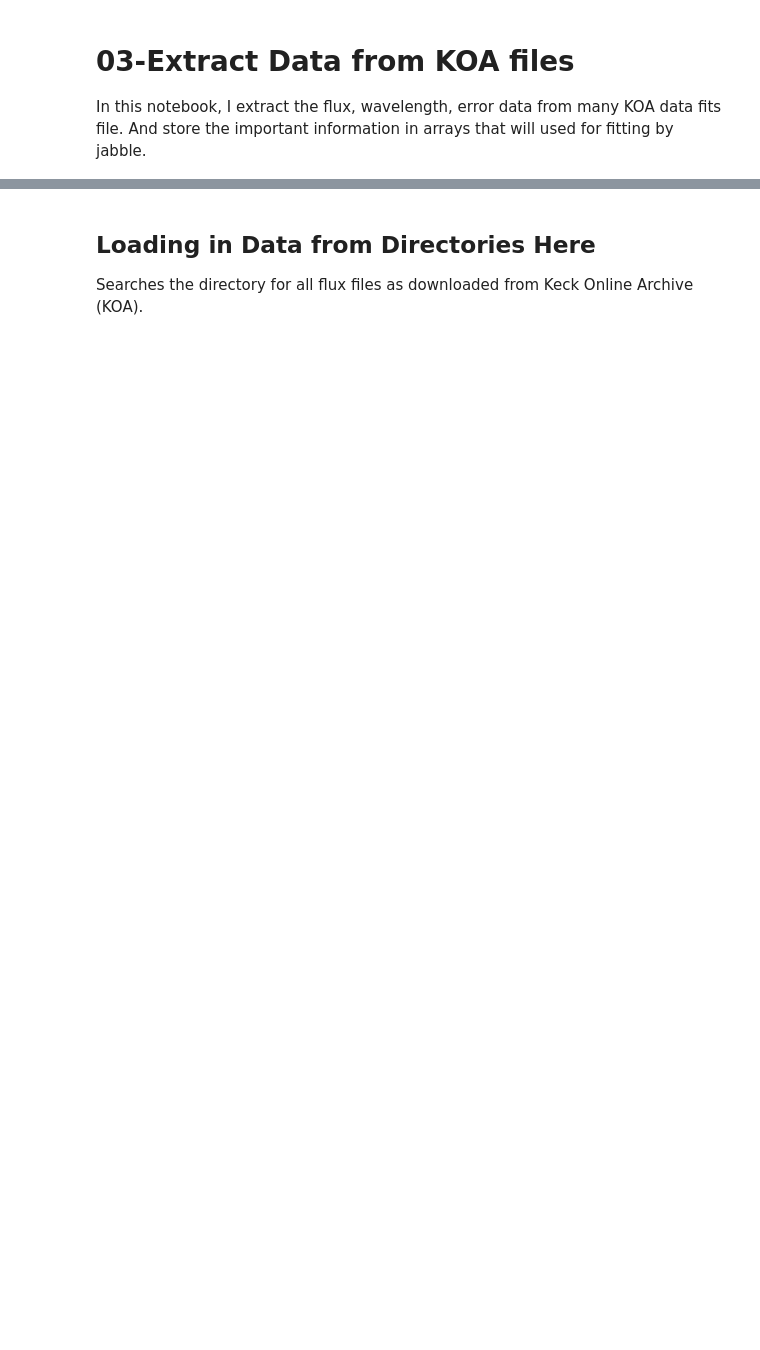
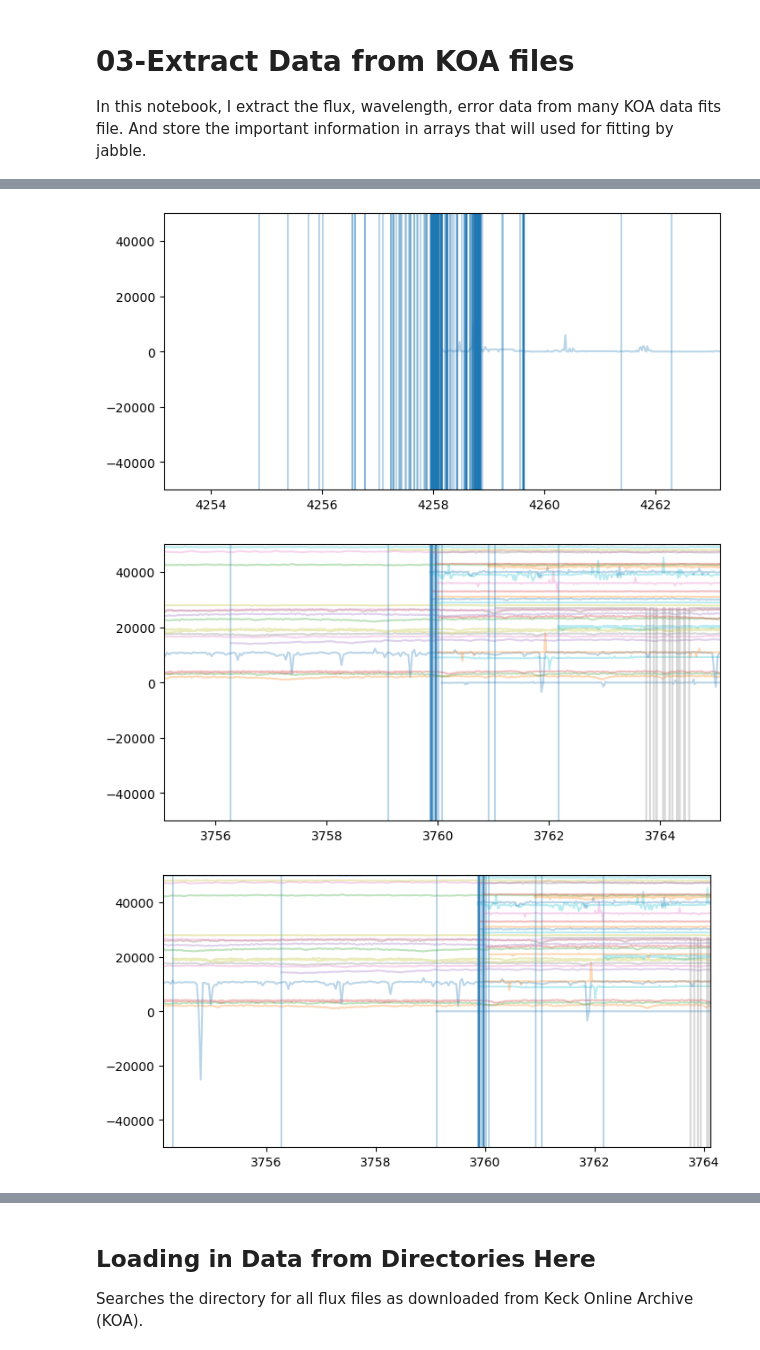
Before and after one commit to mdd423/wobble_jax, a Jupyter notebook: notebooks/03-gilese436.ipynb, the cells around one changed output, grey strips where cells are left out. Cells and saved outputs as stored; diff of their text form; code cells hidden in the pictures; blank space fills up the shorter version.

```diff
--- a/notebooks/03-gilese436.ipynb
+++ b/notebooks/03-gilese436.ipynb
@@ -96,0 +177,37 @@ sigma = np.log(5000) - np.log(4998.5)
+# %%
+width = 30
+
+# plt.plot(orders, wavecenters,'.')
+# plt.plot(np.array(orders)[mask], np.array(wavecenters)[mask],'.r')
+# plt.hlines((np.array(wavecenters)[mask][:,None] + (np.array([-1,1])[None,:] * width)).flatten(),np.array(orders).min(),\
+#            np.array(orders).max(),alpha=0.4)
+# plt.ylim(3000,5000)
+
+
+for wavecenter,filename in zip(np.array(wavecenters)[mask],np.array(name_arr)[mask]):
+    offset = 0.0
+    plt.figure(figsize=(8,4))
+    similar_arr = np.abs(wavecenter - np.array(wavecenters)) < width
+    # plt.plot(np.array(orders)[similar_arr], np.array(wavecenters)[similar_arr],'.g')
+    hdu1 = fits.open(filename)
+    plt.plot(hdu1[1].data['wave'],hdu1[1].data['flux']+offset,alpha=0.3,label='strange')
+    plt.vlines(wavecenter,-1e5,1e5,alpha=0.3)
+    plt.vlines(wavecenter+width*np.array([-1,1]),-1e5,1e5,linestyles='dashed',alpha=0.3)
+
+    # print(hdu1[0].header['ECHL_ORD'])
+    for filename2,wavecenter2 in zip(np.array(name_arr)[similar_arr],np.array(wavecenters)[similar_arr]):
+        # print(hdu2[0].header['ECHL_ORD'])
+        if filename != filename2:
+            offset += 1.0e3
+            hdu2 = fits.open(filename2)
+            plt.vlines(wavecenter2,-1e5,1e5,alpha=0.3)
+
+            plt.plot(hdu2[1].data['wave'],hdu2[1].data['flux']+offset,alpha=0.3,label='others')
+            plt.ylim(-0.5e5,0.5e5)
+    plt.xlim(wavecenter-5,wavecenter+5)
+# plt.legend()
+plt.show()
+# %% [output]
+[figure, added]
+[figure, added]
+[figure, added]
```
Also changed, not shown: parts of 15 cells of this notebook.
